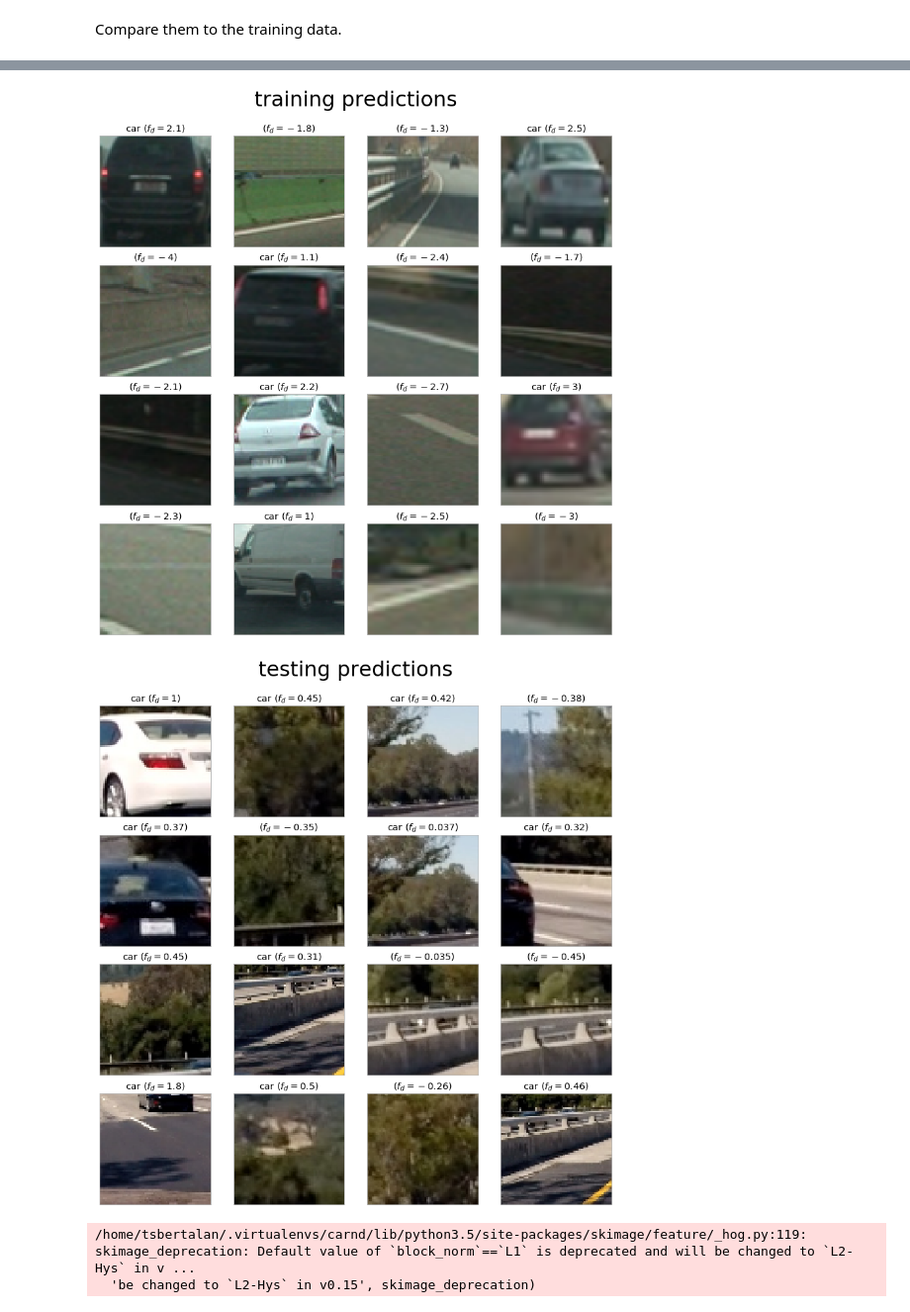
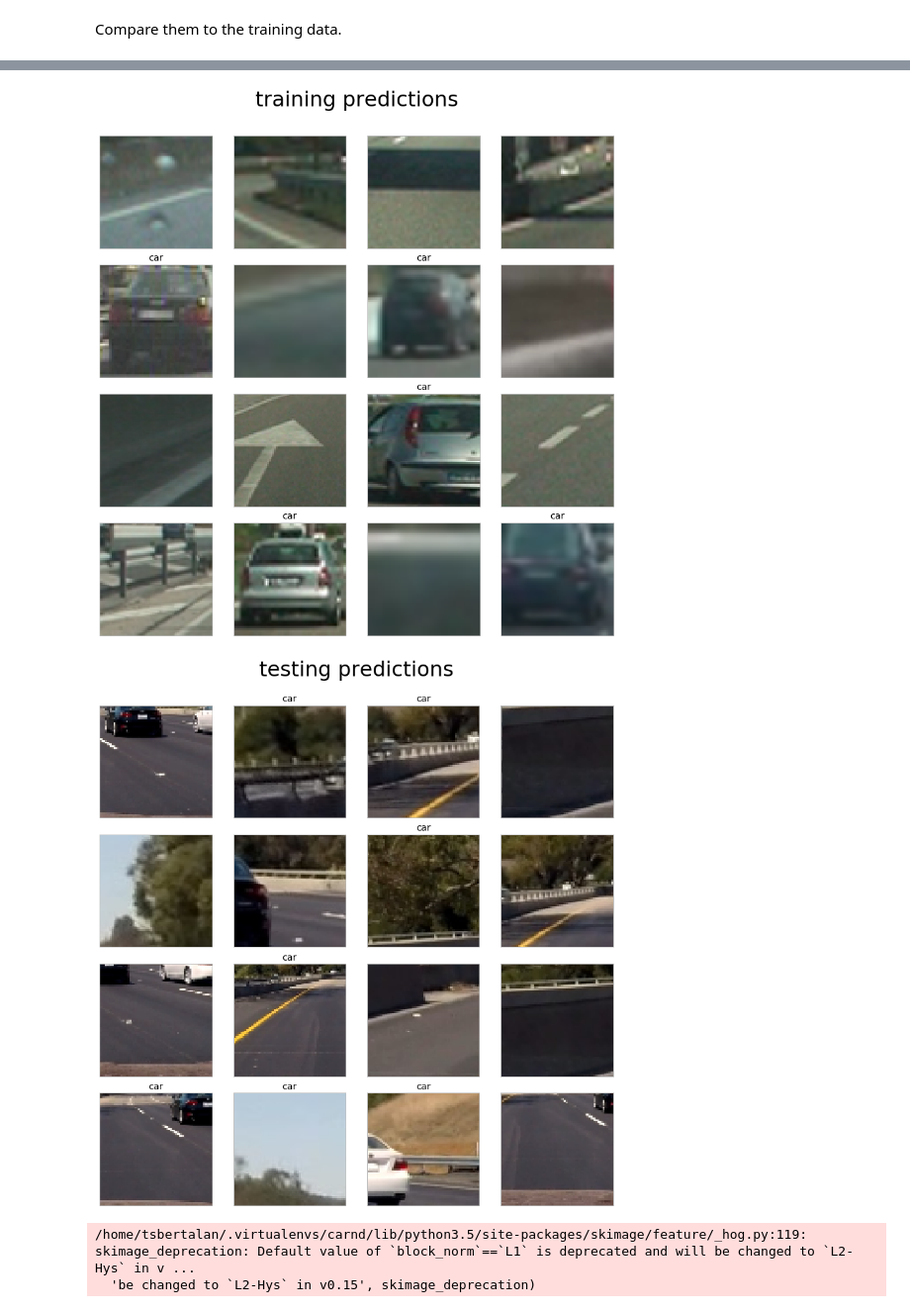
Before and after one commit to tsbertalan/vehicleDetection, a Jupyter notebook: Vehicle Detection - detector object.ipynb, the cells around one changed output, grey strips where cells are left out. Shown at 99% size. Saved outputs shown, nothing was run; the diff lists cells and outputs as text; code cells hidden in the pictures.

Commit message:
Try a decision tree, with not-much-better results.

```diff
--- a/Vehicle Detection - detector object.ipynb
+++ b/Vehicle Detection - detector object.ipynb
@@ -276,0 +265,5 @@ Wall time: 36.1 s
+# %%
+import sklearn.tree
+CLF = sklearn.tree.DecisionTreeClassifier
+best_params_ = dict(min_samples_split=2, min_samples_leaf=1, criterion='gini')
+detector = vehicleDetection.detector.Detector(clfParameters=best_params_, CLF=CLF)
@@ -276,0 +272,7 @@ Wall time: 36.1 s
+# %%
+%%time
+detector.fit(
+    images,
+    Y,
+)nction(test_features)
+                prediction = window.decisionFunc > 0
@@ -283,4 +287,8 @@ windows = vehicleDetection.lesson_functions.slide_window(img)
 # %%
+impath = 'test_images/test6.jpg'
+img = mpimage.imread(impath)
+windows = vehicleDetection.lesson_functions.slide_window(img)
+
 windows = [w for w in detector.generateWindows(img)]
 np.random.shuffle(windows)
 
@@ -325,5 +331,5 @@ ax.hist?
 # %%
-fig, ax = plt.subplots(figsize=(3,6)figsize=(3,6))
+fig, ax = plt.subplots()
 ax.hist(predictions)
 ax.set_xticks([0, 1])
 ax.set_xticklabels(['no car', 'car'])
@@ -335,25 +341,29 @@ Compare them to the training data.
 # %%
 for imgs, suptitle in zip([imageWindows, testWindowImages], ['training predictions', 'testing predictions']):
     fig, axes = plt.subplots(nrows=4, ncols=4, figsize=(12, 12))
     axes = axes.ravel()
     for im, ax in zip(imgs, axes):
         ax.imshow(im)
         features = detector.featurize(im).reshape((1, -1))
         test_features = detector.scaler.transform(features)
         pred = detector.clf.predict(test_features)
-        decisionFunc = detector.clf.decision_function(test_features)
+        if hasattr(detector.clf, 'decision_function'):
+            decisionFunc = detector.clf.decision_function(test_features)
+            dftext = ' ($f_d=%.2g$)' % decisionFunc
+        else:
+            dftext = ''
         ax.set_xticks([]); ax.set_yticks([])
-        title = 'car ($f_d=%.2g$)' % decisionFunc if pred else '($f_d=%.2g$)' % decisionFunc
+        title = 'car%s' % dftext if pred else dftext
         ax.set_title(title)
     fig.tight_layout()
     fig.suptitle(suptitle, fontsize=32)
     fig.subplots_adjust(top=.9)
     fig.savefig('doc/%s.png' % suptitle)
 # %% [output]
 /home/tsbertalan/.virtualenvs/carnd/lib/python3.5/site-packages/skimage/feature/_hog.py:119: skimage_deprecation: Default value of `block_norm`==`L1` is deprecated and will be changed to `L2-Hys` in v ...
   'be changed to `L2-Hys` in v0.15', skimage_deprecation)
-[figure, old version]
+[figure, new version]
-[figure, old version]
+[figure, new version]
 # %%
 windows = detector.rawDetect(img)
 # %% [output]
```
Also changed, not shown: parts of 17 cells of this notebook, 3 other files.
